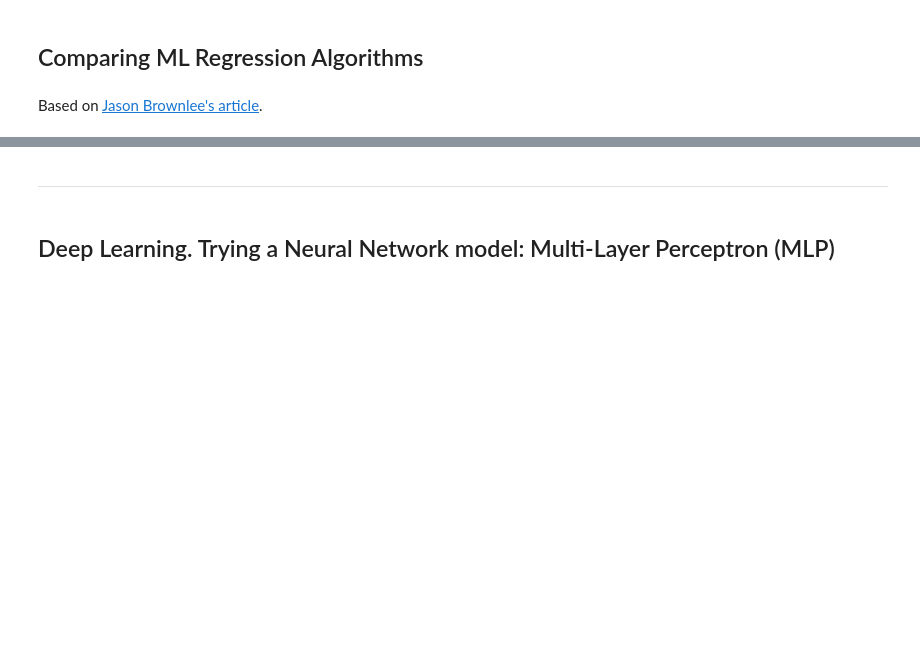
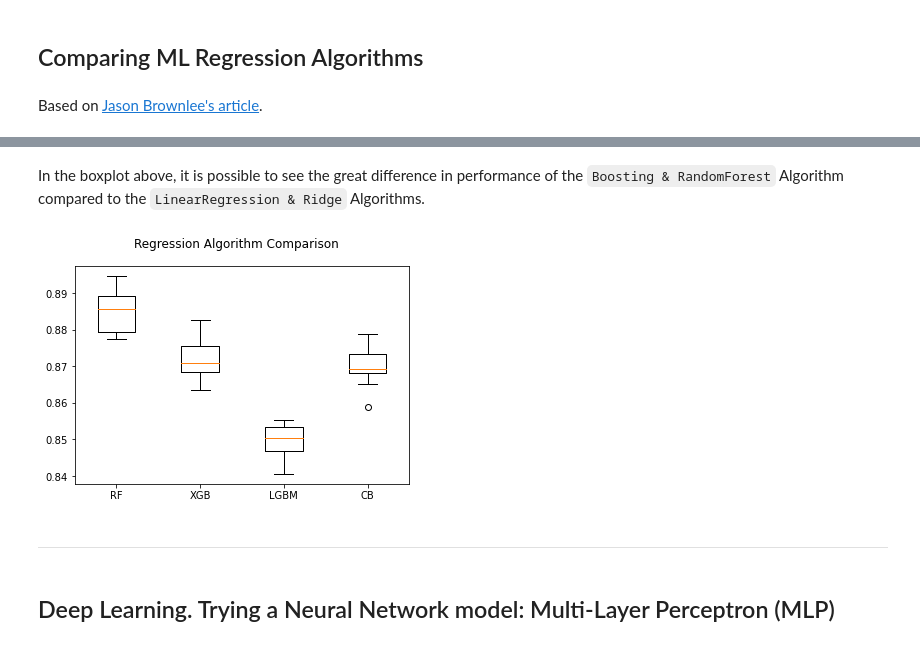
Before and after one commit to caresppen/UsedCarsAppraiser, a Jupyter notebook: notebooks/08_Prices_Regression_1.ipynb, the cells around one changed output, grey strips where cells are left out. Drawn from its saved outputs; the diff is of its cells as text; code cells hidden in the pictures; blank space fills up the shorter version.

```diff
--- a/notebooks/08_Prices_Regression_1.ipynb
+++ b/notebooks/08_Prices_Regression_1.ipynb
@@ -245,3 +295,16 @@ Based on [Jason Brownlee's article](https://machinelearningmastery.com/compare-m
+# %% [markdown]
+In the boxplot above, it is possible to see the great difference in performance of the `Boosting & RandomForest` Algorithm compared to the `LinearRegression & Ridge` Algorithms.
+# %%
+# boxplot best algorithms comparison
+fig = plt.figure()
+fig.suptitle('Regression Algorithm Comparison')
+ax = fig.add_subplot(111)
+plt.boxplot(results[2:])
+ax.set_xticklabels(names[2:])
+
+plt.show()
+# %% [output]
+[figure, added]
 # %% [markdown]
 ---
 # %% [markdown]
```
Also changed, not shown: parts of 7 cells of this notebook, 4 other files.
